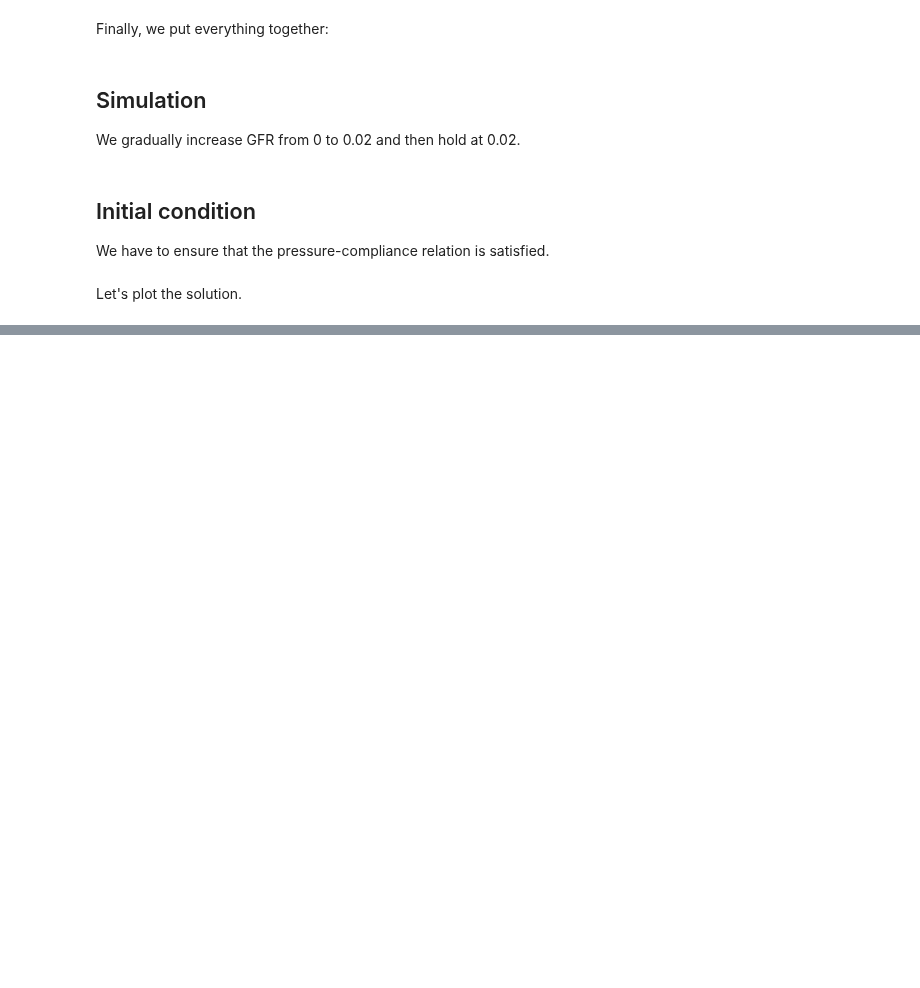
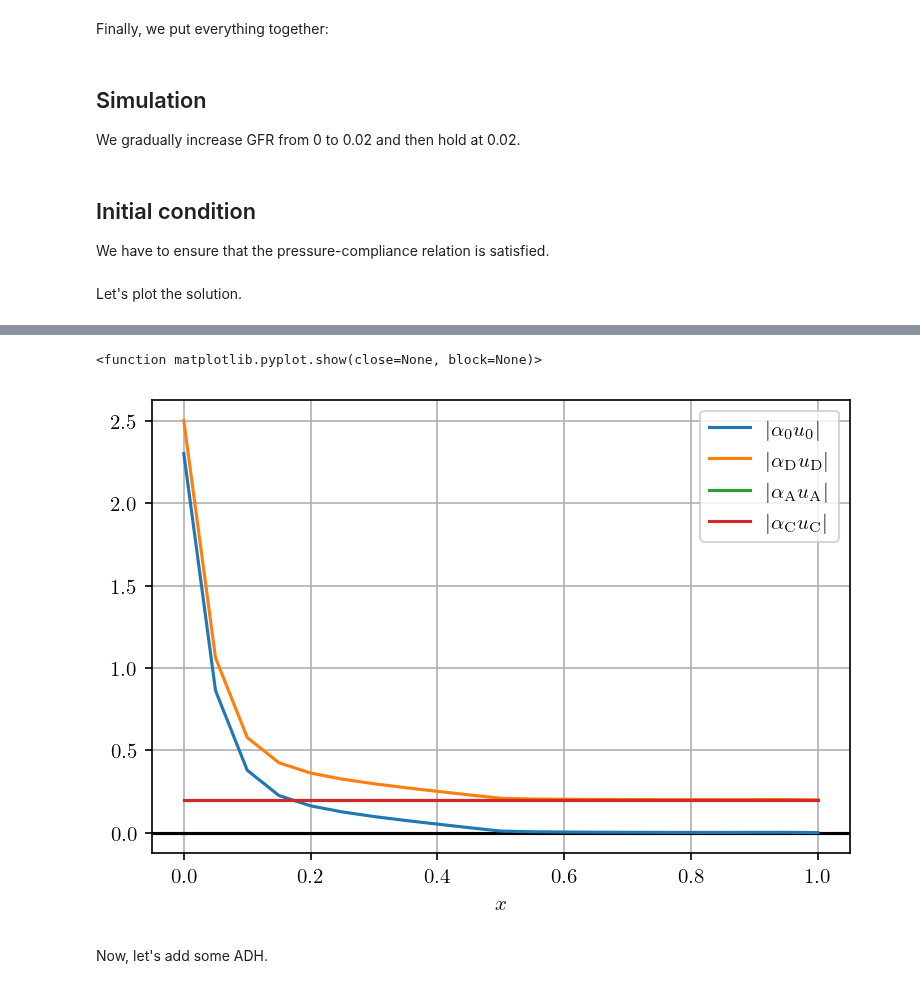
Before and after one commit to mathmd/kidney, a Jupyter notebook: simp_kidney/simp_kidney.ipynb, the cells around one changed output, grey strips where cells are left out. Drawn from its saved outputs; the diff is of its cells as text; code cells hidden in the pictures; blank space fills up the shorter version.

```diff
--- a/simp_kidney/simp_kidney.ipynb
+++ b/simp_kidney/simp_kidney.ipynb
@@ -380,0 +406,19 @@ Now, we try vascular water reabsorption
+# %%
+y_wflow = np.zeros((4,N+1))
+for k in range(4):
+    y_wflow[k,:] = np.abs(water_flow(k,y_alpha[-1],y_c[-1],y_p[-1],GFR,p_vessel))
+
+fig, ax = plt.subplots()
+ax.grid(True, which='both')
+ax.axhline(y=0, color='k')
+plt.rcParams['text.usetex'] = True
+m_grid = np.linspace(0,1,N+1)
+for k in range(4):
+    ax.plot(m_grid,y_wflow[k,:],label=r'$|\alpha_{}u_{}|$'.format(compartments[k],compartments[k]))
+ax.legend()
+plt.xlabel(r"$x$")
+# plt.ylabel(r"$g(s)$")
+plt.show
+# %% [output]
+<function matplotlib.pyplot.show(close=None, block=None)>
+[figure, added]
@@ -381,3 +440,5 @@ Now, we try vascular water reabsorption
+# %% [markdown]
+Now, let's add some ADH.
 # %%
 y = y_init.copy()
 
```
Also changed, not shown: parts of 15 cells of this notebook, 1 other file.
